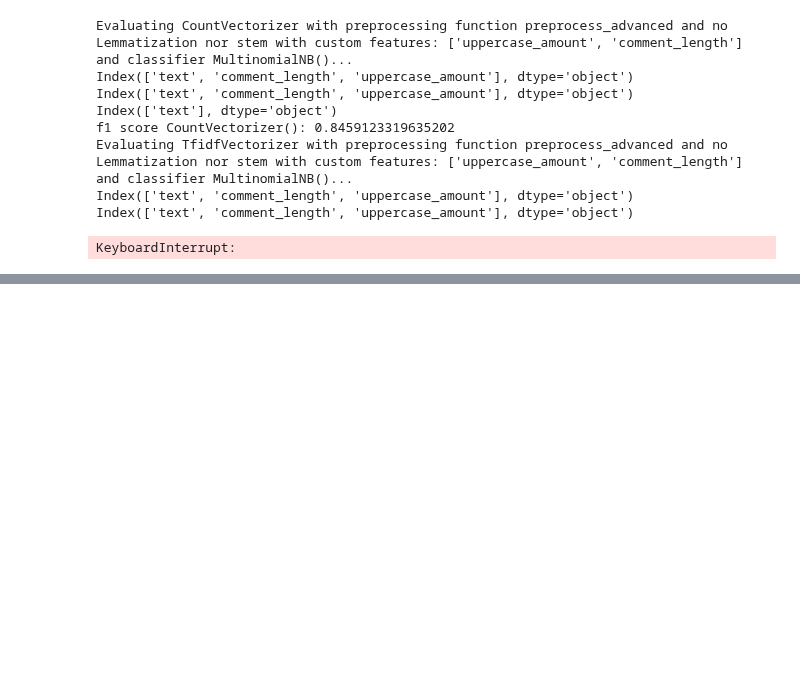
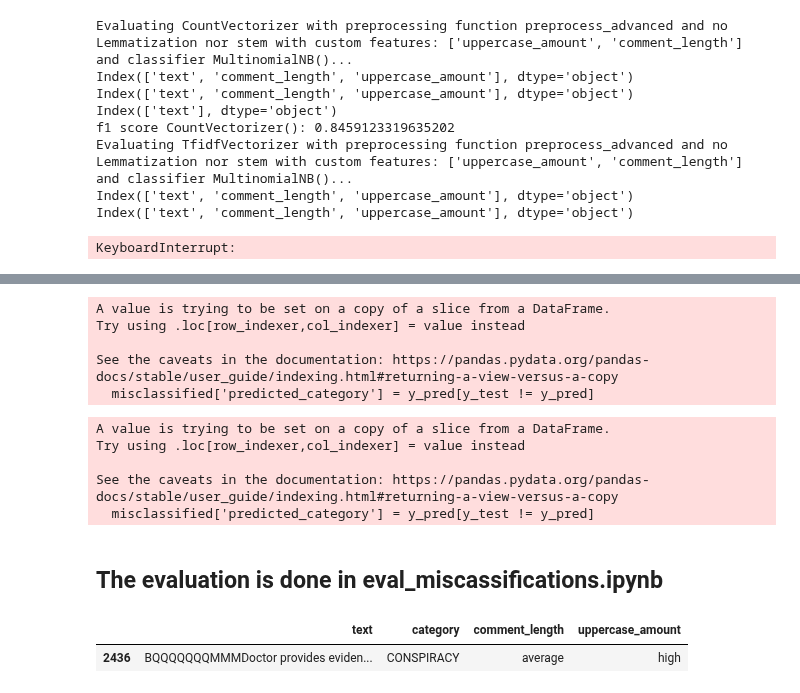
Before and after one commit to erikrubinov/nlp_project, a Jupyter notebook: src/task_3.ipynb, the cells around one changed output, grey strips where cells are left out. Cells and saved outputs as stored; diff of their text form; code cells hidden in the pictures; blank space fills up the shorter version.

Commit message:
add manual error analysis of misclassifications

```diff
--- a/src/task_3.ipynb
+++ b/src/task_3.ipynb
@@ -435,0 +450,43 @@ train_df_balanced[['uppercase_amount', 'comment_length']]
+# %%
+# For FNN
+
+custom_preprocess = preprocess_basic
+custom_features = ['comment_length']
+classifier = MLPClassifier(hidden_layer_sizes=(50,))
+
+fnn_pipeline_name = f'CountVectorizer with preprocessing function {custom_preprocess.__name__} and no Lemmatization nor stem with custom features: {custom_features} and classifier {classifier}'
+fnn_pipeline_body = Pipeline([
+        ('preprocessor',  TextPreprocessorAdvanced(custom_preprocess_function=custom_preprocess, use_stemmanization=False, use_lemmatization=False)),
+        ('features', CombinedFeatures(CountVectorizer(), custom_features)),
+        ('classifier', classifier)
+    ])
+
+# Investigate some misclassifications
+fnn_misclassified = get_misclassifications(train_df_balanced, test_df, fnn_pipeline_body)
+fnn_misclassified.to_csv('../reports/misclassified_fnn.csv')
+# %% [output]
+A value is trying to be set on a copy of a slice from a DataFrame.
+Try using .loc[row_indexer,col_indexer] = value instead
+
+See the caveats in the documentation: https://pandas.pydata.org/pandas-docs/stable/user_guide/indexing.html#returning-a-view-versus-a-copy
+  misclassified['predicted_category'] = y_pred[y_test != y_pred]
+# %%
+# For Naive Bayes
+custom_preprocess = preprocess_advanced
+custom_features = ['uppercase_amount', 'comment_length']
+classifier = MultinomialNB()
+
+nb_pipeline_name = f'TfidfVectorizer with preprocessing function {custom_preprocess.__name__} and no Lemmatization nor stem with custom features: {custom_features} and classifier {classifier}'
+nb_pipeline_body = Pipeline([
+        ('preprocessor', TextPreprocessorAdvanced(custom_preprocess_function=custom_preprocess, use_stemmanization=False, use_lemmatization=False)),
+        ('features', CombinedFeatures(TfidfVectorizer(), custom_features)),
+        ('classifier', classifier)
+    ])
+
+nb_misclassified = get_misclassifications(train_df_balanced, test_df, nb_pipeline_body)
+# %% [output]
+A value is trying to be set on a copy of a slice from a DataFrame.
+Try using .loc[row_indexer,col_indexer] = value instead
+
+See the caveats in the documentation: https://pandas.pydata.org/pandas-docs/stable/user_guide/indexing.html#returning-a-view-versus-a-copy
+  misclassified['predicted_category'] = y_pred[y_test != y_pred]
@@ -435,0 +495,8 @@ train_df_balanced[['uppercase_amount', 'comment_length']]
+# %% [markdown]
+## The evaluation is done in eval_miscassifications.ipynb
+# %%
+# get row of train_df_balanced where text begins with "BQQQQQQQMMMDoctor"
+test_df[test_df['text'].str.startswith("BQQQQQQQMMMDoctor")]
+# %% [output]
+|  | text | category | comment_length | uppercase_amount |
+| 2436 | BQQQQQQQMMMDoctor provides eviden... | CONSPIRACY | average | high |
```
Also changed, not shown: parts of 4 cells of this notebook, 3 other files.
